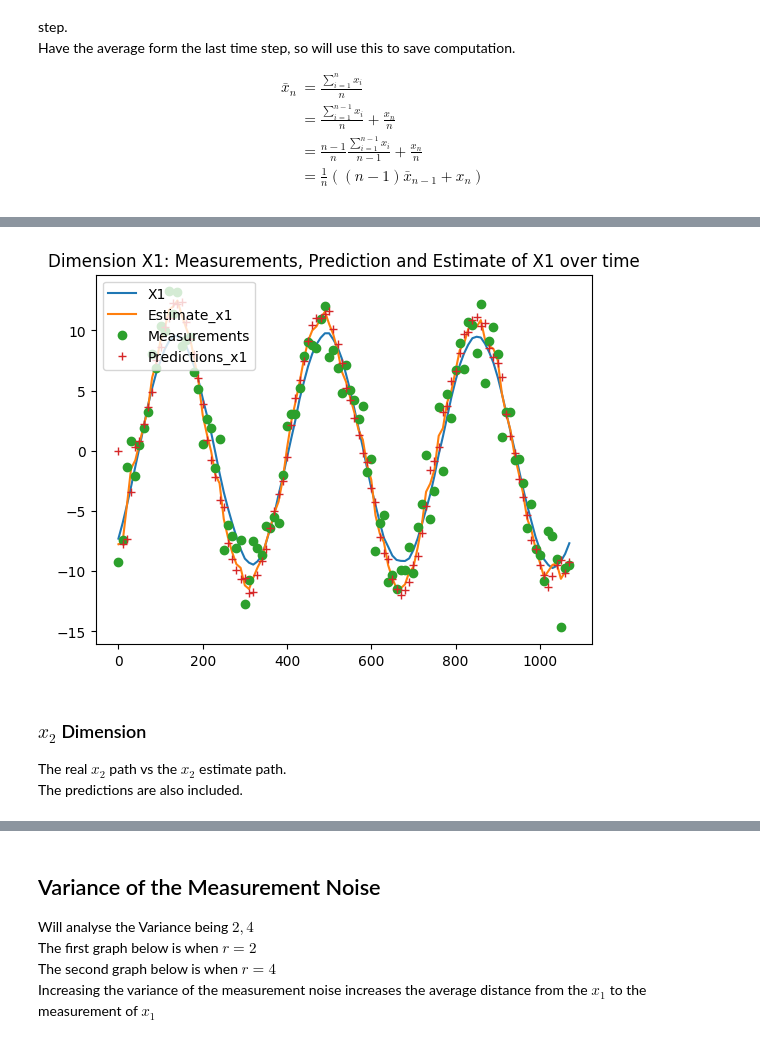
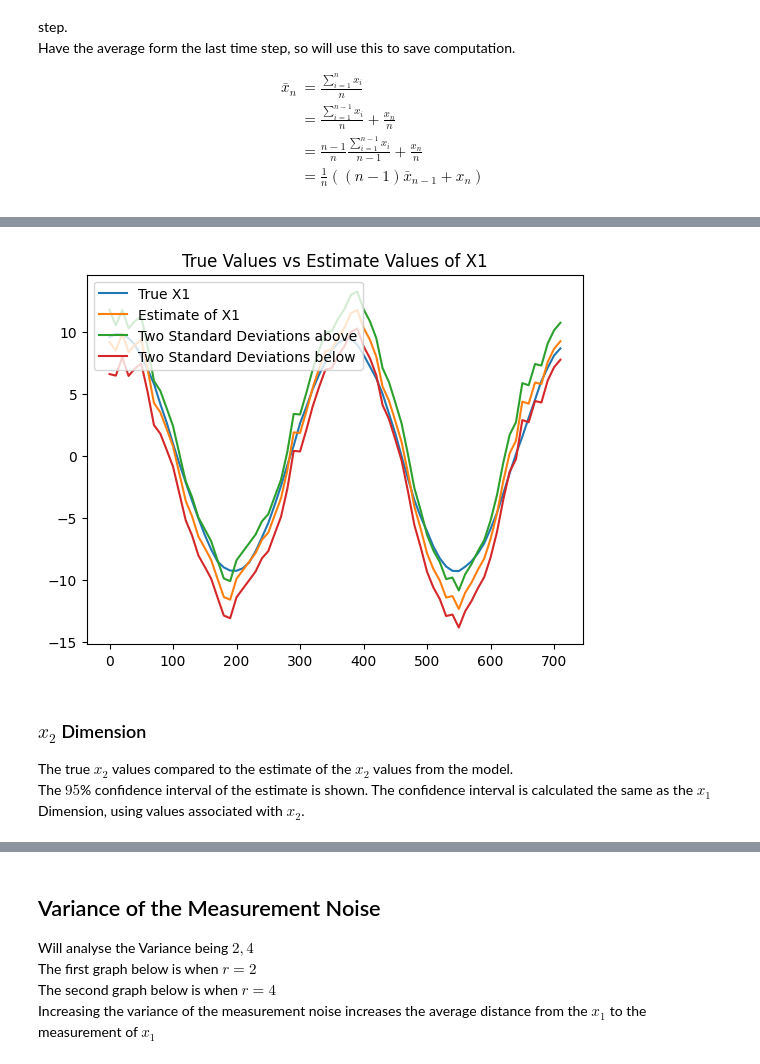
Before and after one commit to FinleyRMarshall/KalmanFilterProject, a Jupyter notebook: Navigation_Project.ipynb, the cells around one changed output, grey strips where cells are left out. Drawn from its saved outputs; the diff is of its cells as text; code cells hidden in the pictures.

Commit message:
Changes to satellite example, working on improving the explanations of the report.

```diff
--- a/Navigation_Project.ipynb
+++ b/Navigation_Project.ipynb
@@ -75,0 +77,8 @@ $a$ is the angle changed every time step, it is constant for this example and kn
+# %%
+h = 10
+a = (pi * 2) / 360
+r = 2
+q = 0.1
+radius = 10
+revolutions = 2
+receive_function = always_true
@@ -219,9 +226,11 @@ class Satellite:
         self.current_time += self.h
         return x1_measurement if receive else None
 
-    def graph(self, show=True):
+    def graph(self, show=True, title=None):
         #graphs x1, x2 true cords and the measurements of x1
-        plt.title('Dimensions X1, X2 and X2 measurements of the satellite over time')
+        if title is None:
+            title = 'True Values of X1, X2 and Measurements of X1'
+        plt.title(title)
         plt.plot(self.measurements_times, self.measurements, '.', label='Measurements')
         plt.plot(self.times, self.x1, label='x1')
         plt.plot(self.times, self.x2, label='x2')
@@ -272,11 +281,3 @@ Have the average form the last time step, so will use this to save computation.
 def average(x, n, a):
     #computes an average from last average a and n indexed at 0 for next item x
     return (n * a + x) / (n + 1)
-# %%
-h = 10
-a = (pi * 2) / 360
-r = 2
-q = 0.1
-radius = 10
-revolutions = 3
-receive_function = always_true
@@ -327,9 +333,9 @@ The measurements and predictions are also included.
 # %%
-graph_x1(satellite, prediction_data, estimate_data)
+graph_x1_and_p(satellite, prediction_data, estimate_data)
 # %% [output]
-[figure, old version]
+[figure, new version]
-# %% [markdown]
-### $x_{2}$ Dimension
-The real $x_{2}$ path vs the $x_{2}$ estimate path. \
-The predictions are also included.
+# %% [markdown]
+### $x_{2}$ Dimension
+The true $x_2$ values compared to the estimate of the $x_2$ values from the model. \
+The $95$% confidence interval of the estimate is shown. The confidence interval is calculated the same as the $x_1$ Dimension, using values associated with $x_2$.
 # %%
```
Also changed, not shown: parts of 35 cells of this notebook, 2 other files.
